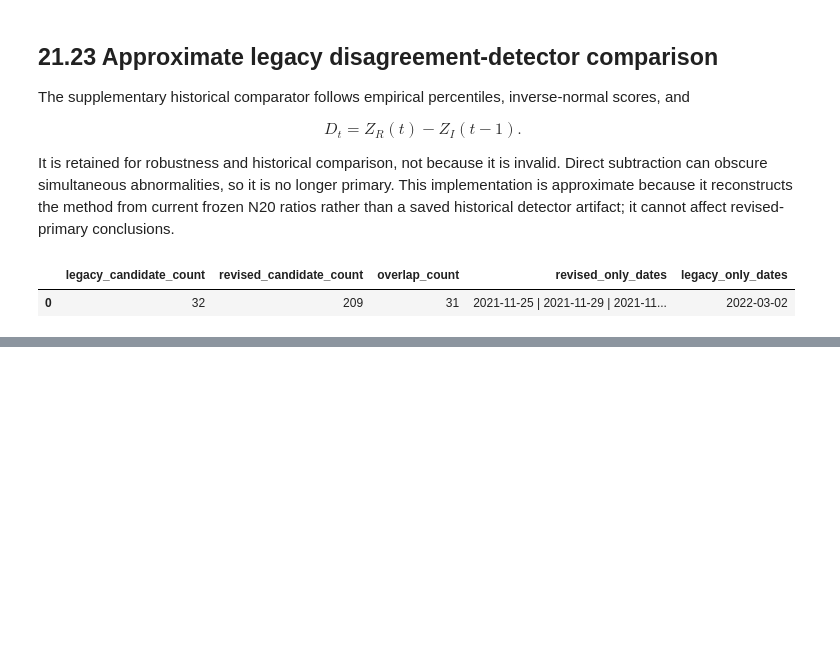
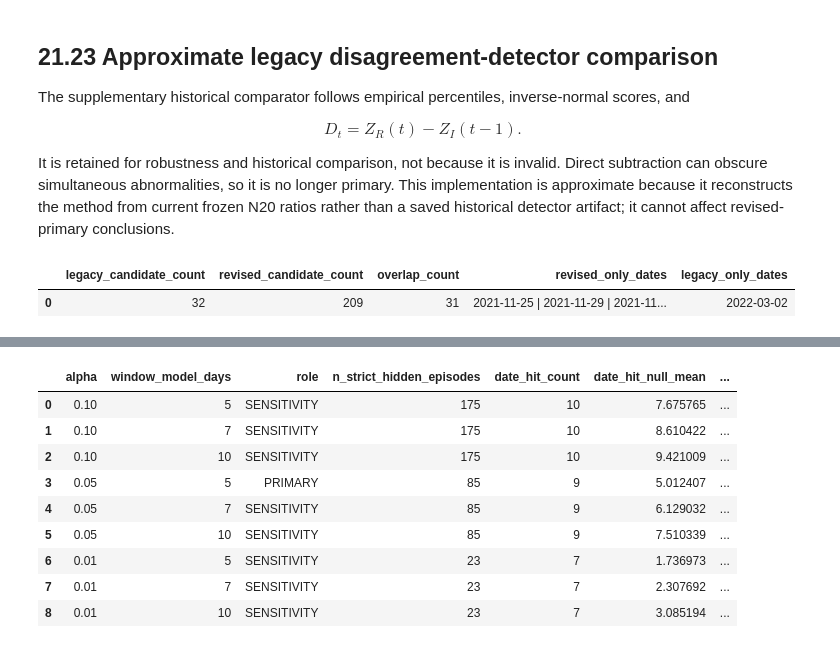
Before and after one commit to JivN24/HSBC-AN-RN, a Jupyter notebook: CODEWORK/Linus' Task Re-Do/21_empirical_hidden_event_discovery_and_signal_synthesis.ipynb, the cells around one changed output, grey strips where cells are left out. Cells and saved outputs as stored; diff of their text form; code cells hidden in the pictures; blank space fills up the shorter version.

```diff
--- a/CODEWORK/Linus' Task Re-Do/21_empirical_hidden_event_discovery_and_signal_synthesis.ipynb
+++ b/CODEWORK/Linus' Task Re-Do/21_empirical_hidden_event_discovery_and_signal_synthesis.ipynb
@@ -1196,0 +1428,55 @@ display(export_manifest)
+# %%
+# Mean nearest intervention-to-episode-peak distance under the same exhaustive circular shifts.
+mof_distance_rows = []
+for alpha_value in SENSITIVITY_ALPHAS:
+    q = primary_test_scores.copy()
+    q['ra'] = q.consensus_tail_p_R.le(threshold_lookup.loc[('R', alpha_value)])
+    q['ia'] = q.consensus_tail_p_I_prev.le(threshold_lookup.loc[('I', alpha_value)])
+    q['state_a'] = np.select([q.ra & ~q.ia, ~q.ra & q.ia, q.ra & q.ia], ['REALISED_ONLY','IMPLIED_ONLY','JOINT'], default='NONE')
+    q['strict_a'] = q.state_a.ne('NONE') & ~q.known_primary_event_pair
+    _, alpha_episodes = build_episodes(q.assign(primary_state=q.state_a, strict_hidden_candidate=q.strict_a, R_abnormal=q.ra, I_abnormal_prev=q.ia), 'primary_state', 'strict_hidden_candidate', f'E21_A{int(alpha_value*100):02d}_')
+    alpha_peak_positions = (alpha_episodes.merge(panel[['model_day','canonical_index']], left_on='peak_day', right_on='model_day', how='left')
+        .canonical_index.to_numpy(dtype=int) - int(test_panel.canonical_index.min()))
+    intervention_positions = mof_interventions.mapped_canonical_index.to_numpy(dtype=int) - int(test_panel.canonical_index.min())
+    observed_distances = np.abs(intervention_positions[:,None] - alpha_peak_positions[None,:]).min(axis=1)
+    shifted_means = []
+    for shift_value in range(len(test_panel)):
+        shifted_positions = (alpha_peak_positions + shift_value) % len(test_panel)
+        shifted_distances = np.abs(intervention_positions[:,None] - shifted_positions[None,:]).min(axis=1)
+        shifted_means.append(float(shifted_distances.mean()))
+    shifted_means = np.asarray(shifted_means, dtype=float)
+    observed_mean_distance = float(observed_distances.mean())
+    mof_distance_rows.append({'alpha':alpha_value, 'n_episodes':len(alpha_episodes), 'observed_mean_nearest_distance':observed_mean_distance, 'observed_median_nearest_distance':float(np.median(observed_distances)), 'null_mean_mean_distance':float(shifted_means.mean()), 'null_q05':float(np.quantile(shifted_means,.05)), 'null_q50':float(np.quantile(shifted_means,.50)), 'null_q95':float(np.quantile(shifted_means,.95)), 'distance_randomisation_p_value':float((shifted_means <= observed_mean_distance).mean()), 'n_shifts':len(shifted_means)})
+mof_distance_randomisation = pd.DataFrame(mof_distance_rows)
+
+# Dependence-preserving min-p correction across the pre-declared 3x3 sensitivity grid.
+cell_records = []
+shift_min_components = []
+for profile_row in mof_alpha_profile.itertuples(index=False):
+    cell_null = mof_circular_shift_null.loc[(mof_circular_shift_null.alpha.eq(profile_row.alpha)) & (mof_circular_shift_null.window_model_days.eq(profile_row.window_model_days))].sort_values('shift')
+    null_hits = cell_null.date_hit_count.to_numpy(dtype=int)
+    shifted_tail_probability = np.array([(null_hits >= hit).mean() for hit in null_hits], dtype=float)
+    shift_min_components.append(shifted_tail_probability)
+    cell_records.append({'alpha':profile_row.alpha, 'window_model_days':profile_row.window_model_days, 'observed_date_hit_count':profile_row.date_hit_count, 'observed_nominal_p_value':profile_row.date_hit_randomisation_p})
+shift_min_components = np.vstack(shift_min_components)
+p_min_shift = shift_min_components.min(axis=0)
+multiplicity_cells = pd.DataFrame(cell_records)
+best_cell = multiplicity_cells.loc[multiplicity_cells.observed_nominal_p_value.idxmin()]
+p_min_observed = float(best_cell.observed_nominal_p_value)
+mof_multiplicity_correction = pd.DataFrame([{'observed_best_alpha':float(best_cell.alpha), 'observed_best_window_model_days':int(best_cell.window_model_days), 'observed_min_nominal_p_value':p_min_observed, 'familywise_min_p_randomisation_p_value':float((p_min_shift <= p_min_observed).mean()), 'n_cells':len(multiplicity_cells), 'n_shifts':len(p_min_shift), 'adjusted_significant_at_5pct':bool((p_min_shift <= p_min_observed).mean() < .05)}])
+assert len(multiplicity_cells) == 9 and len(p_min_shift) == 1209
+# The profile is shown here, alongside the new diagnostics, rather than only exported.
+display(mof_alpha_profile)
+display(mof_distance_randomisation)
+display(mof_multiplicity_correction)
+# %% [output]
+|  | alpha | window_model_days | role | n_strict_hidden_episodes | date_hit_count | date_hit_null_mean | ... |
+| 0 | 0.10 | 5 | SENSITIVITY | 175 | 10 | 7.675765 | ... |
+| 1 | 0.10 | 7 | SENSITIVITY | 175 | 10 | 8.610422 | ... |
+| 2 | 0.10 | 10 | SENSITIVITY | 175 | 10 | 9.421009 | ... |
+| 3 | 0.05 | 5 | PRIMARY | 85 | 9 | 5.012407 | ... |
+| 4 | 0.05 | 7 | SENSITIVITY | 85 | 9 | 6.129032 | ... |
+| 5 | 0.05 | 10 | SENSITIVITY | 85 | 9 | 7.510339 | ... |
+| 6 | 0.01 | 5 | SENSITIVITY | 23 | 7 | 1.736973 | ... |
+| 7 | 0.01 | 7 | SENSITIVITY | 23 | 7 | 2.307692 | ... |
+| 8 | 0.01 | 10 | SENSITIVITY | 23 | 7 | 3.085194 | ... |
```
Also changed, not shown: parts of 50 cells of this notebook, 33 other files.
